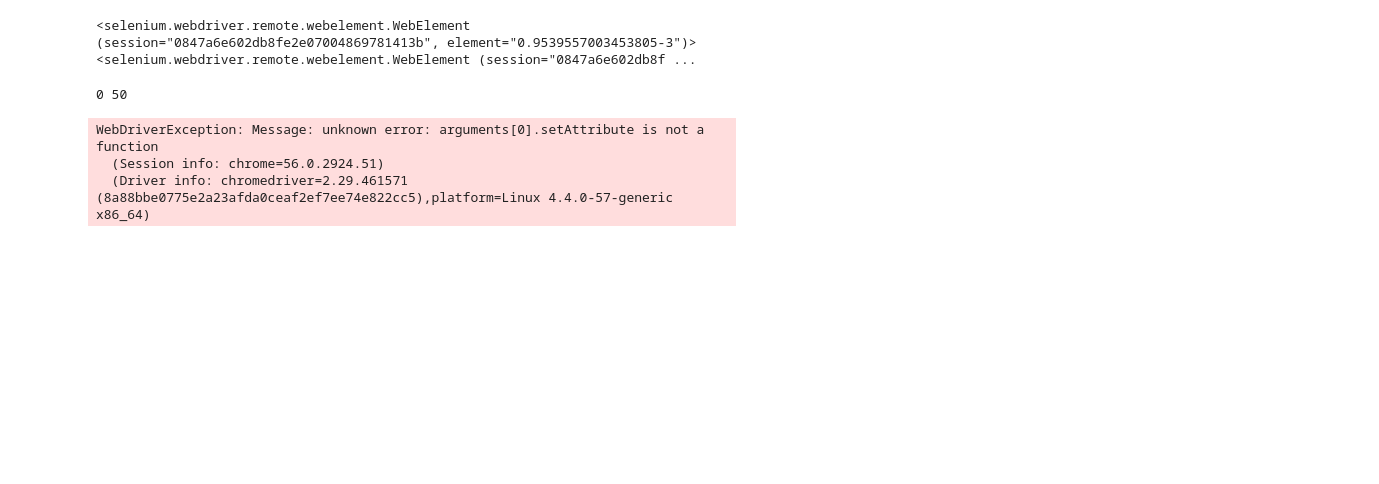
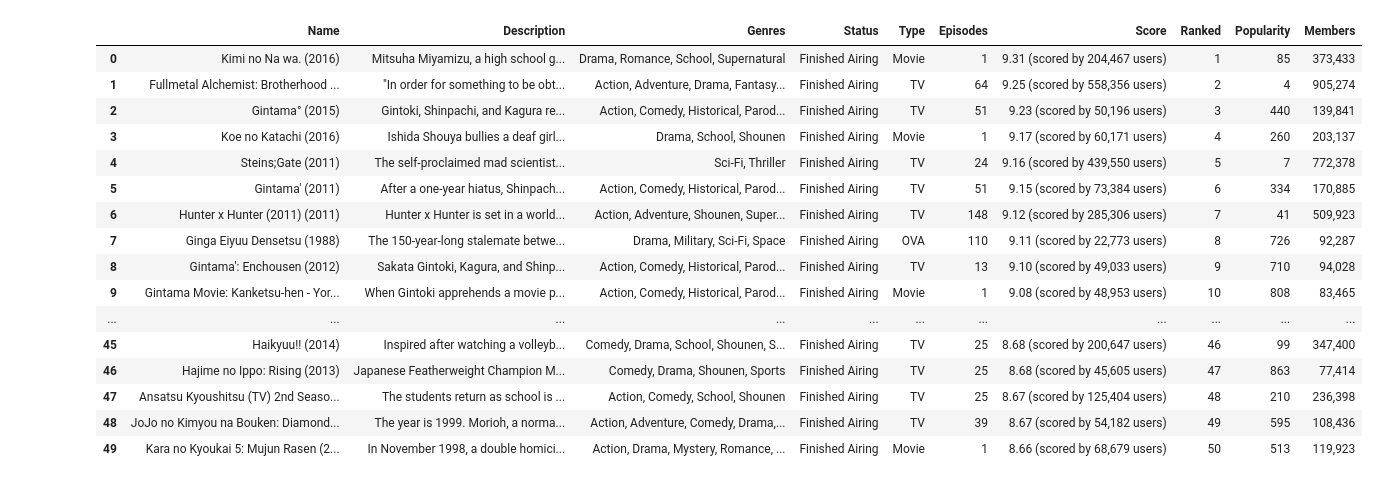
Before and after one commit to CalebWelch/anime_scores, a Jupyter notebook: Untitled2.ipynb, the cells around one changed output. Cells and saved outputs as stored; diff of their text form; code cells hidden in the pictures; blank space fills up the shorter version.

```diff
--- a/Untitled2.ipynb
+++ b/Untitled2.ipynb
@@ -16,21 +12,56 @@ e3 = driver.find_elements_by_class_name('ranking-list')
-# %%
-print e3[1],e3[2]
-# %% [output]
-<selenium.webdriver.remote.webelement.WebElement (session="0847a6e602db8fe2e07004869781413b", element="0.9539557003453805-3")> <selenium.webdriver.remote.webelement.WebElement (session="0847a6e602db8f ...
-# %%
-i = 0
-for e in e3:
-    print i, len(e3)
-    hover_box = e.find_element_by_class_name('detail')
-    hbox = hover_box.find_elements_by_xpath("//div[@class='hoverinfo left top']")
-    driver.execute_script("arguments[0].setAttribute('style', 'display: block')",
-                         hbox)
-    print hover_box.get_property('display')
-    #for span in hbox:
-     #   print span.text
-    i += 1
-# %% [output]
-0 50
-WebDriverException: Message: unknown error: arguments[0].setAttribute is not a function
-  (Session info: chrome=56.0.2924.51)
-  (Driver info: chromedriver=2.29.461571 (8a88bbe0775e2a23afda0ceaf2ef7ee74e822cc5),platform=Linux 4.4.0-57-generic x86_64)
+# %%
+action = ActionChains(driver)
+e3 = driver.find_elements_by_class_name('ranking-list')
+i= 0
+listoflists =[]
+for e in e3:
+    hover_box = e.find_element_by_class_name('detail')
+    soup1 = BeautifulSoup(hover_box.get_attribute('outerHTML'),'html.parser')
+    area = hover_box.find_element_by_css_selector(".di-ib.clearfix")
+    a = action.move_to_element(area)
+
+    a.perform()
+    time.sleep(1)
+    hbox = hover_box.find_element_by_xpath("div/div/div")
+    #print hbox.get_attribute('outerHTML')
+    driver.execute_script("arguments[0].style.display = 'block'; return arguments[0];",hbox)
+    hover_text = hbox.text
+    hover_split = hover_text.splitlines(9)
+    listoflists.append(hover_split)
+# %%
+df = pd.DataFrame(columns=['Name','Description','Genres','Status','Type','Episodes','Score','Ranked','Popularity','Members'])
+for i in listoflists:
+    df.loc[listoflists.index(i)] = [k.split('\n')[0] for k in i]
+
+def stripColons(columnname):
+    for col in columnname:
+        #print df[col]
+        df[col] = df[col].apply(lambda x: x.split(':')[1])
+
+def stripRankedPopularity(df):
+    df['Ranked'] = df['Ranked'].apply(lambda x: x.split('#')[1])
+    df['Popularity'] = df['Popularity'].apply(lambda x: x.split('#')[1])
+
+stripColons(['Genres','Status','Type','Episodes','Score','Ranked','Popularity','Members'])
+stripRankedPopularity(df)
+# %%
+df.to_csv('file_name', encoding='utf-8')
+df
+# %% [output]
+|  | Name | Description | Genres | Status | Type | Episodes | Score | Ranked | Popularity | Members |
+| 0 | Kimi no Na wa. (2016) | Mitsuha Miyamizu, a high school g... | Drama, Romance, School, Supernatural | Finished Airing | Movie | 1 | 9.31 (scored by 204,467 users) | 1 | 85 | 373,433 |
+| 1 | Fullmetal Alchemist: Brotherhood ... | "In order for something to be obt... | Action, Adventure, Drama, Fantasy... | Finished Airing | TV | 64 | 9.25 (scored by 558,356 users) | 2 | 4 | 905,274 |
+| 2 | Gintama° (2015) | Gintoki, Shinpachi, and Kagura re... | Action, Comedy, Historical, Parod... | Finished Airing | TV | 51 | 9.23 (scored by 50,196 users) | 3 | 440 | 139,841 |
+| 3 | Koe no Katachi (2016) | Ishida Shouya bullies a deaf girl... | Drama, School, Shounen | Finished Airing | Movie | 1 | 9.17 (scored by 60,171 users) | 4 | 260 | 203,137 |
+| 4 | Steins;Gate (2011) | The self-proclaimed mad scientist... | Sci-Fi, Thriller | Finished Airing | TV | 24 | 9.16 (scored by 439,550 users) | 5 | 7 | 772,378 |
+| 5 | Gintama' (2011) | After a one-year hiatus, Shinpach... | Action, Comedy, Historical, Parod... | Finished Airing | TV | 51 | 9.15 (scored by 73,384 users) | 6 | 334 | 170,885 |
+| 6 | Hunter x Hunter (2011) (2011) | Hunter x Hunter is set in a world... | Action, Adventure, Shounen, Super... | Finished Airing | TV | 148 | 9.12 (scored by 285,306 users) | 7 | 41 | 509,923 |
+| 7 | Ginga Eiyuu Densetsu (1988) | The 150-year-long stalemate betwe... | Drama, Military, Sci-Fi, Space | Finished Airing | OVA | 110 | 9.11 (scored by 22,773 users) | 8 | 726 | 92,287 |
+| 8 | Gintama': Enchousen (2012) | Sakata Gintoki, Kagura, and Shinp... | Action, Comedy, Historical, Parod... | Finished Airing | TV | 13 | 9.10 (scored by 49,033 users) | 9 | 710 | 94,028 |
+| 9 | Gintama Movie: Kanketsu-hen - Yor... | When Gintoki apprehends a movie p... | Action, Comedy, Historical, Parod... | Finished Airing | Movie | 1 | 9.08 (scored by 48,953 users) | 10 | 808 | 83,465 |
+| ... | ... | ... | ... | ... | ... | ... | ... | ... | ... | ... |
+| 45 | Haikyuu!! (2014) | Inspired after watching a volleyb... | Comedy, Drama, School, Shounen, S... | Finished Airing | TV | 25 | 8.68 (scored by 200,647 users) | 46 | 99 | 347,400 |
+| 46 | Hajime no Ippo: Rising (2013) | Japanese Featherweight Champion M... | Comedy, Drama, Shounen, Sports | Finished Airing | TV | 25 | 8.68 (scored by 45,605 users) | 47 | 863 | 77,414 |
+| 47 | Ansatsu Kyoushitsu (TV) 2nd Seaso... | The students return as school is ... | Action, Comedy, School, Shounen | Finished Airing | TV | 25 | 8.67 (scored by 125,404 users) | 48 | 210 | 236,398 |
+| 48 | JoJo no Kimyou na Bouken: Diamond... | The year is 1999. Morioh, a norma... | Action, Adventure, Comedy, Drama,... | Finished Airing | TV | 39 | 8.67 (scored by 54,182 users) | 49 | 595 | 108,436 |
+| 49 | Kara no Kyoukai 5: Mujun Rasen (2... | In November 1998, a double homici... | Action, Drama, Mystery, Romance, ... | Finished Airing | Movie | 1 | 8.66 (scored by 68,679 users) | 50 | 513 | 119,923 |
```
Also changed, not shown: parts of 3 cells of this notebook, 2 other files.
